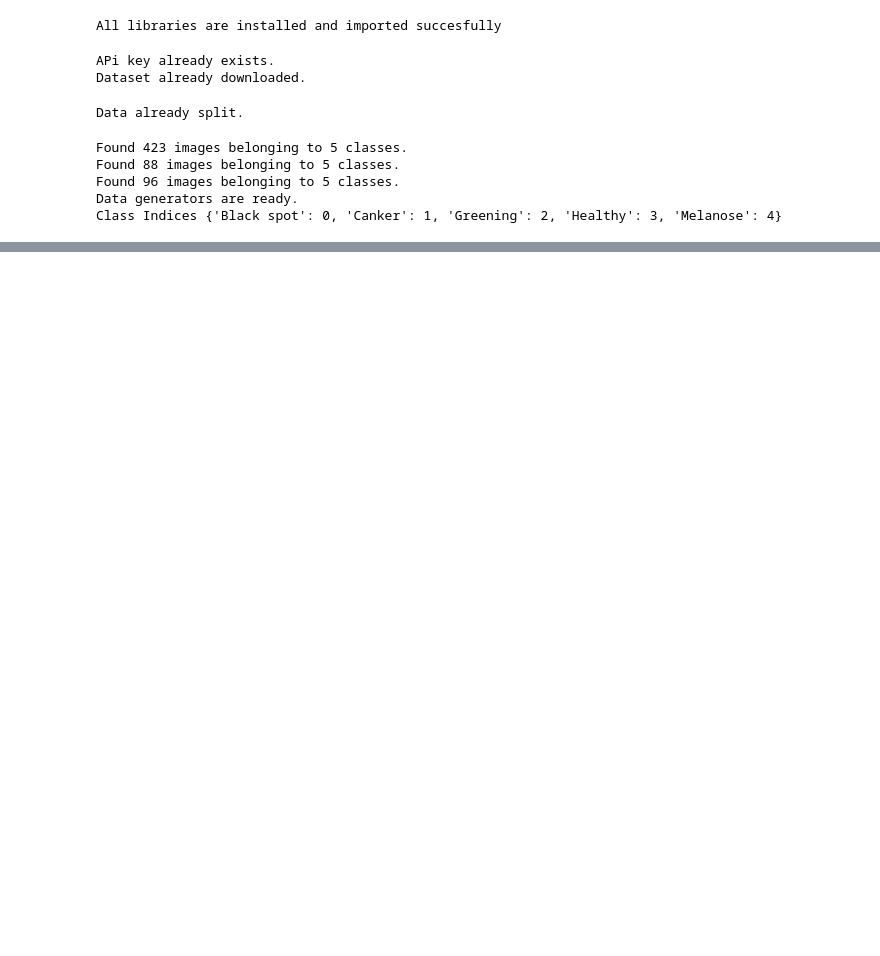
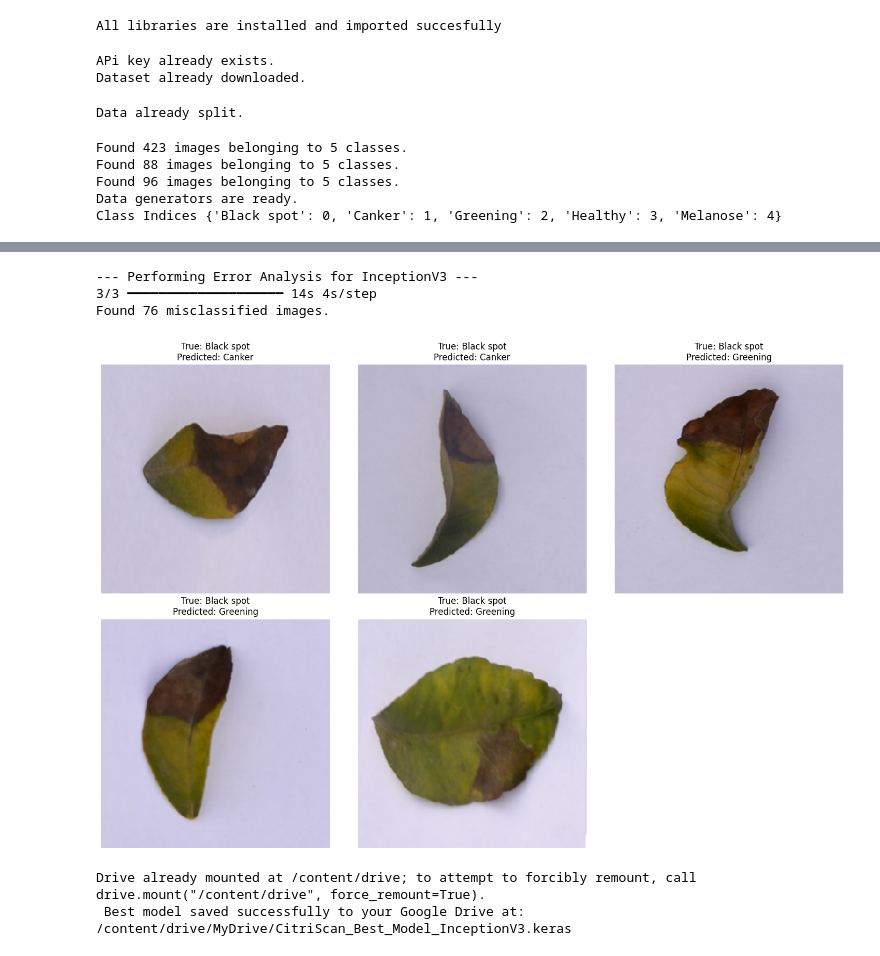
Before and after one commit to bhupinderrumana/CitriScan, a Jupyter notebook: citriscanleave.ipynb, the cells around one changed output, grey strips where cells are left out. Drawn from its saved outputs; the diff is of its cells as text; code cells hidden in the pictures; blank space fills up the shorter version.

```diff
--- a/citriscanleave.ipynb
+++ b/citriscanleave.ipynb
@@ -91,0 +295,56 @@ Class Indices {'Black spot': 0, 'Canker': 1, 'Greening': 2, 'Healthy': 3, 'Melan
+# %%
+import math
+import numpy as np
+import matplotlib.pyplot as plt
+model_name = "InceptionV3"
+
+print(f"--- Performing Error Analysis for {model_name} ---")
+
+filenames = test_generator.filenames
+true_labels = test_generator.classes
+class_names = list(test_generator.class_indices.keys())
+
+Y_pred = model_inception.predict(test_generator)
+predicted_labels = np.argmax(Y_pred, axis=1)
+
+misclassified_indices = np.where(predicted_labels != true_labels)[0]
+print(f"Found {len(misclassified_indices)} misclassified images.")
+
+num_to_display = min(5, len(misclassified_indices))
+if num_to_display > 0:
+    plt.figure(figsize=(15, 5 * math.ceil(num_to_display/3)))
+    for i, img_index in enumerate(misclassified_indices[:num_to_display]):
+        img_path = os.path.join(test_dir, filenames[img_index])
+        img = tf.keras.preprocessing.image.load_img(img_path, target_size=(Image_height, Image_width))
+        plt.subplot(math.ceil(num_to_display/3), 3, i + 1)
+        plt.imshow(img)
+        true_label_name = class_names[true_labels[img_index]]
+        predicted_label_name = class_names[predicted_labels[img_index]]
+        plt.title(f"True: {true_label_name}\nPredicted: {predicted_label_name}")
+        plt.axis('off')
+    plt.tight_layout()
+    plt.show()
+else:
+    print("No misclassified images found. The model is perfect on the test set!")
+# %% [output]
+--- Performing Error Analysis for InceptionV3 ---
+3/3 ━━━━━━━━━━━━━━━━━━━━ 14s 4s/step
+Found 76 misclassified images.
+[figure, added]
+# %%
+from google.colab import drive
+
+drive.mount('/content/drive')
+
+
+best_model = model_inception
+best_model_name = "CitriScan_Best_Model_InceptionV3.keras"
+
+model_save_path = f'/content/drive/MyDrive/{best_model_name}'
+
+best_model.save(model_save_path)
+
+print(f" Best model saved successfully to your Google Drive at: {model_save_path}")
+# %% [output]
+Drive already mounted at /content/drive; to attempt to forcibly remount, call drive.mount("/content/drive", force_remount=True).
+ Best model saved successfully to your Google Drive at: /content/drive/MyDrive/CitriScan_Best_Model_InceptionV3.keras
```
Also changed, not shown: parts of 10 cells of this notebook, 1 other file.
